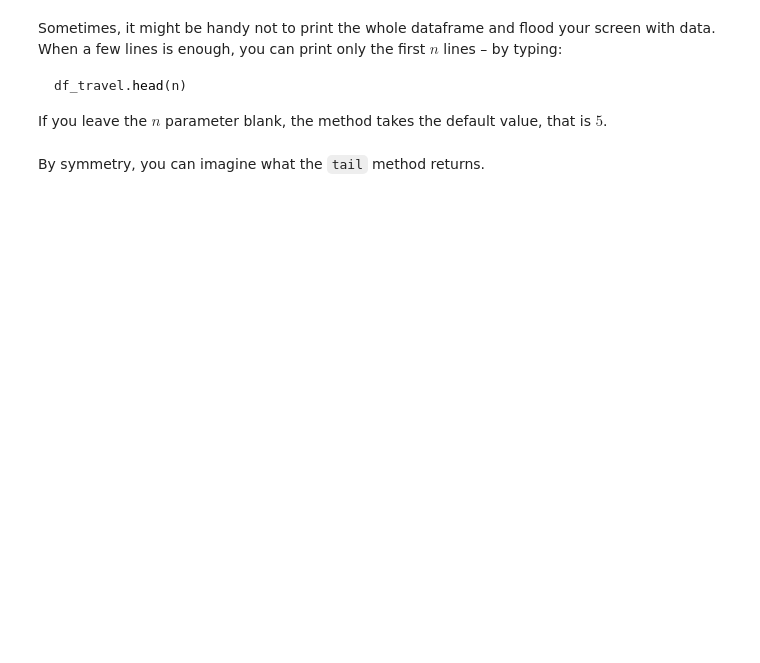
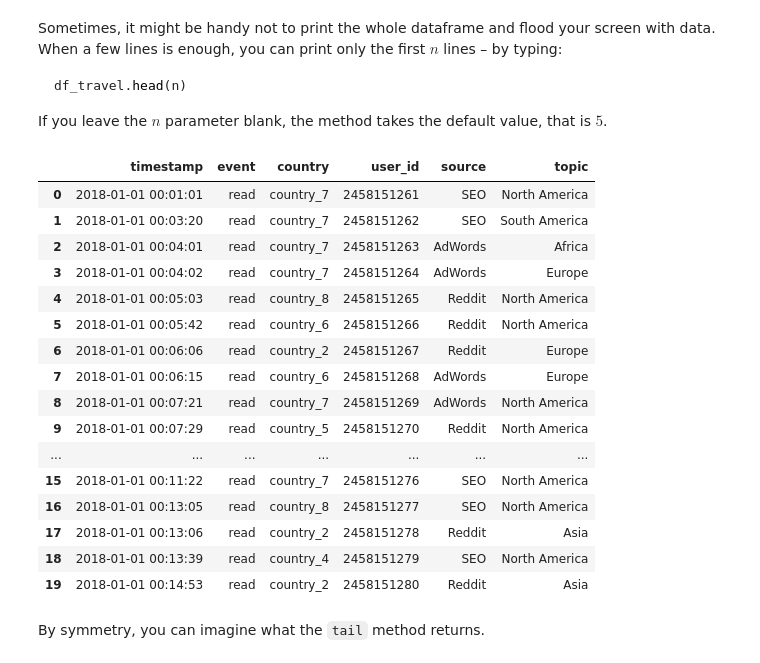
Before and after one commit to Lenakeiz/ICN_Programming_Course, a Jupyter notebook: pandas_tutorial.ipynb, the cells around one changed output. Drawn from its saved outputs; the diff is of its cells as text; code cells hidden in the pictures; blank space fills up the shorter version.

```diff
--- a/pandas_tutorial.ipynb
+++ b/pandas_tutorial.ipynb
@@ -105,7 +162,25 @@ df_travel.head(n)
 
 If you leave the $n$ parameter blank, the method takes the default value, that is $5$.
 # %%
-df_travel.head()
+df_travel.head(20)
+# %% [output]
+|  | timestamp | event | country | user_id | source | topic |
+| 0 | 2018-01-01 00:01:01 | read | country_7 | 2458151261 | SEO | North America |
+| 1 | 2018-01-01 00:03:20 | read | country_7 | 2458151262 | SEO | South America |
+| 2 | 2018-01-01 00:04:01 | read | country_7 | 2458151263 | AdWords | Africa |
+| 3 | 2018-01-01 00:04:02 | read | country_7 | 2458151264 | AdWords | Europe |
+| 4 | 2018-01-01 00:05:03 | read | country_8 | 2458151265 | Reddit | North America |
+| 5 | 2018-01-01 00:05:42 | read | country_6 | 2458151266 | Reddit | North America |
+| 6 | 2018-01-01 00:06:06 | read | country_2 | 2458151267 | Reddit | Europe |
+| 7 | 2018-01-01 00:06:15 | read | country_6 | 2458151268 | AdWords | Europe |
+| 8 | 2018-01-01 00:07:21 | read | country_7 | 2458151269 | AdWords | North America |
+| 9 | 2018-01-01 00:07:29 | read | country_5 | 2458151270 | Reddit | North America |
+| ... | ... | ... | ... | ... | ... | ... |
+| 15 | 2018-01-01 00:11:22 | read | country_7 | 2458151276 | SEO | North America |
+| 16 | 2018-01-01 00:13:05 | read | country_8 | 2458151277 | SEO | North America |
+| 17 | 2018-01-01 00:13:06 | read | country_2 | 2458151278 | Reddit | Asia |
+| 18 | 2018-01-01 00:13:39 | read | country_4 | 2458151279 | SEO | North America |
+| 19 | 2018-01-01 00:14:53 | read | country_2 | 2458151280 | Reddit | Asia |
 # %% [markdown]
 By symmetry, you can imagine what the `tail` method returns.
 # %%
```
Also changed, not shown: parts of 13 cells of this notebook, 2 other files.
